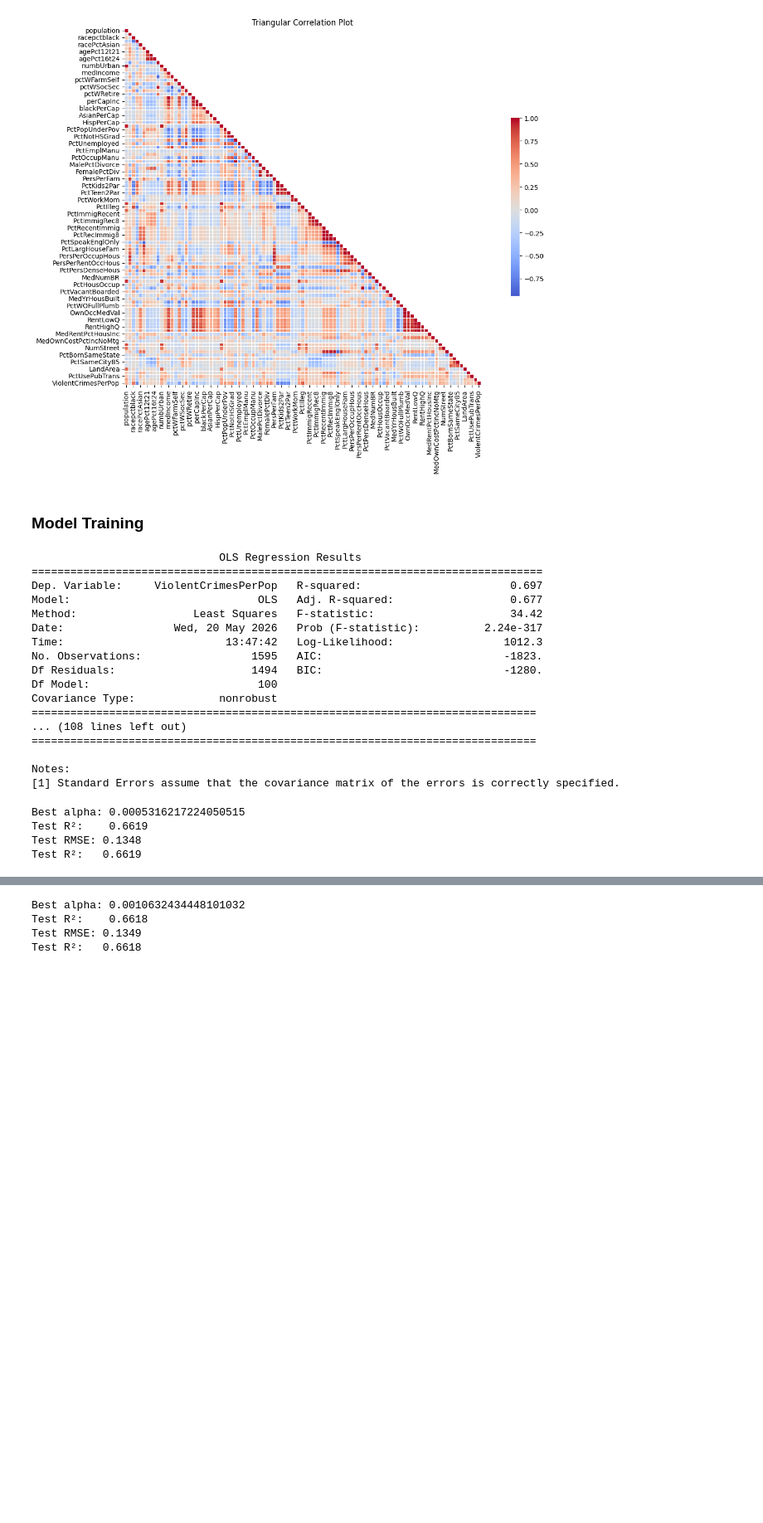
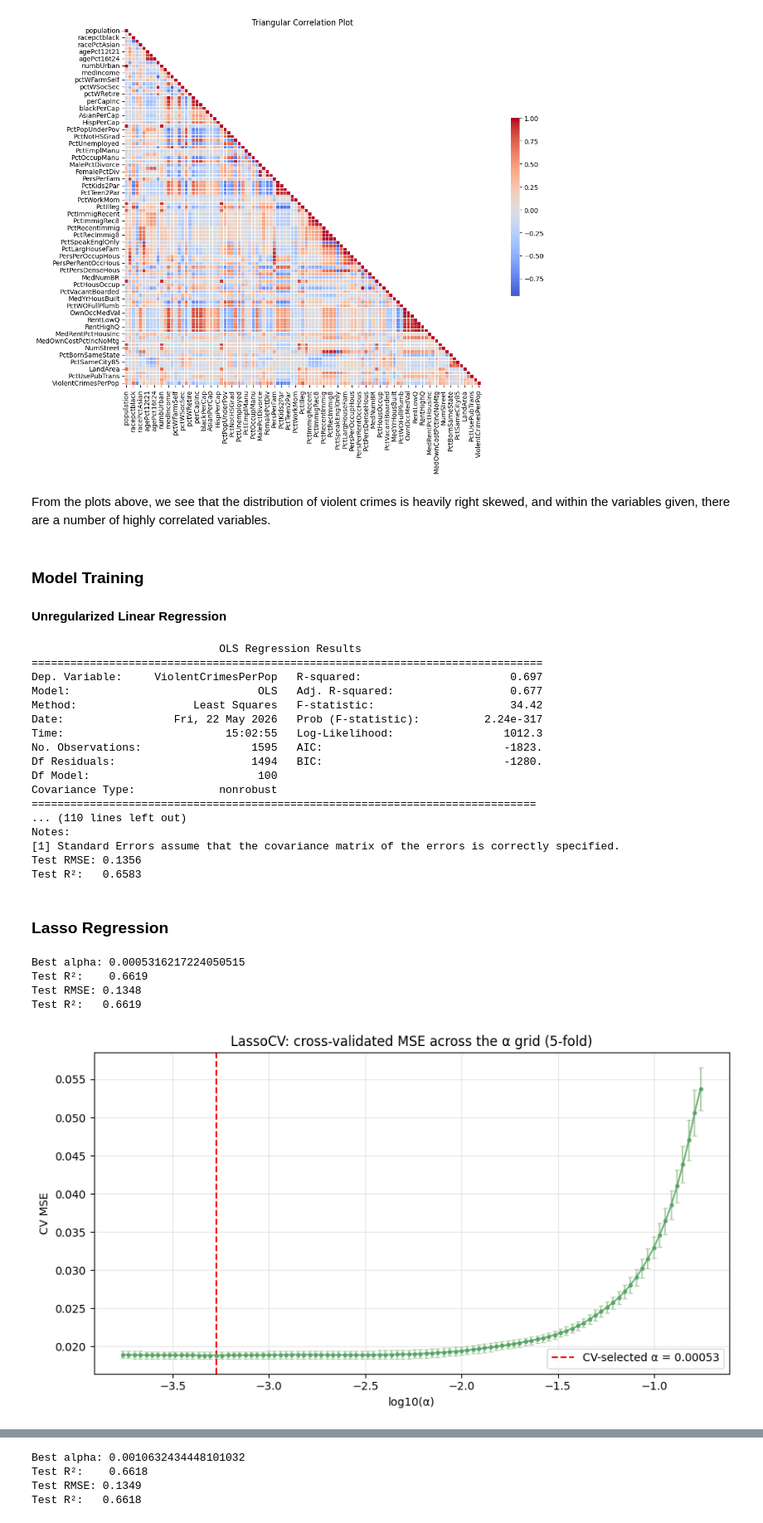
Before and after one commit to y3y-tech/Multivariate_Project_32950, a Jupyter notebook: Models/Yiyang_Elastic_Net.ipynb, the cells around one changed output, grey strips where cells are left out. Shown at 83% size. Saved outputs shown, nothing was run; the diff lists cells and outputs as text; code cells hidden in the pictures; blank space fills up the shorter version.

```diff
--- a/Models/Yiyang_Elastic_Net.ipynb
+++ b/Models/Yiyang_Elastic_Net.ipynb
@@ -51,8 +63,11 @@ plt.tight_layout()
 plt.show()
 # %% [output]
 [figure]
+# %% [markdown]
+From the plots above, we see that the distribution of violent crimes is heavily right skewed, and within the variables given, there are a number of highly correlated variables.
 # %% [markdown]
 ### Model Training
+#### Unregularized Linear Regression
 # %%
 X_train, X_test, y_train, y_test = train_test_split(quant_df.drop('ViolentCrimesPerPop', axis=1), quant_df['ViolentCrimesPerPop'], test_size=0.2, random_state=48)
 
@@ -65,24 +80,30 @@ X_test = sm.add_constant(X_test)
 
 clf = sm.OLS(y_train, X_train).fit()
 print(clf.summary())
+
+y_pred = clf.predict(X_test)
+print(f"Test RMSE: {np.sqrt(mean_squared_error(y_test, y_pred)):.4f}")
+print(f"Test R²:   {r2_score(y_test, y_pred):.4f}")
 # %% [output]
                              OLS Regression Results
 ===============================================================================
 Dep. Variable:     ViolentCrimesPerPop   R-squared:                       0.697
 Model:                             OLS   Adj. R-squared:                  0.677
 Method:                  Least Squares   F-statistic:                     34.42
-Date:                 Wed, 20 May 2026   Prob (F-statistic):          2.24e-317
-Time:                         13:47:42   Log-Likelihood:                 1012.3
+Date:                 Fri, 22 May 2026   Prob (F-statistic):          2.24e-317
+Time:                         15:02:55   Log-Likelihood:                 1012.3
 No. Observations:                 1595   AIC:                            -1823.
 Df Residuals:                     1494   BIC:                            -1280.
 Df Model:                          100
 Covariance Type:             nonrobust
 ==============================================================================
-... (108 lines left out)
-==============================================================================
-
+... (110 lines left out)
 Notes:
 [1] Standard Errors assume that the covariance matrix of the errors is correctly specified.
+Test RMSE: 0.1356
+Test R²:   0.6583
+# %% [markdown]
+### Lasso Regression
 # %%
 from sklearn.linear_model import LassoCV
 
@@ -100,6 +121,24 @@ Best alpha: 0.0005316217224050515
 Test R²:    0.6619
 Test RMSE: 0.1348
 Test R²:   0.6619
+# %%
+# Plot: LassoCV cross-validated MSE across the alpha grid
+# Shows the trade-off curve and where CV selected the optimum.
+mean_mse = lasso.mse_path_.mean(axis=1)
+se_mse = lasso.mse_path_.std(axis=1, ddof=1) / np.sqrt(lasso.mse_path_.shape[1])
+
+fig, ax = plt.subplots(figsize=(9, 5))
+ax.errorbar(np.log10(lasso.alphas_), mean_mse, yerr=se_mse,
+            fmt='o-', markersize=3, color='#55a467', ecolor='#aacca0',
+            capsize=2, alpha=0.85, linewidth=1.5)
+ax.axvline(np.log10(lasso.alpha_), color='red', linestyle='--',
+           label=f'CV-selected α = {lasso.alpha_:.5f}')
+ax.set_xlabel('log10(α)'); ax.set_ylabel('CV MSE')
+ax.set_title('LassoCV: cross-validated MSE across the α grid (5-fold)')
+ax.legend(); ax.grid(alpha=0.3)
+plt.tight_layout(); plt.show()
+# %% [output]
+[figure, added]
 # %%
 for i, coef in zip(quant_df.drop('ViolentCrimesPerPop', axis=1).columns, lasso.coef_):
     print(f"Feature {i}: {coef}") if coef != 0 else None
```
Also changed, not shown: parts of 14 cells of this notebook.
